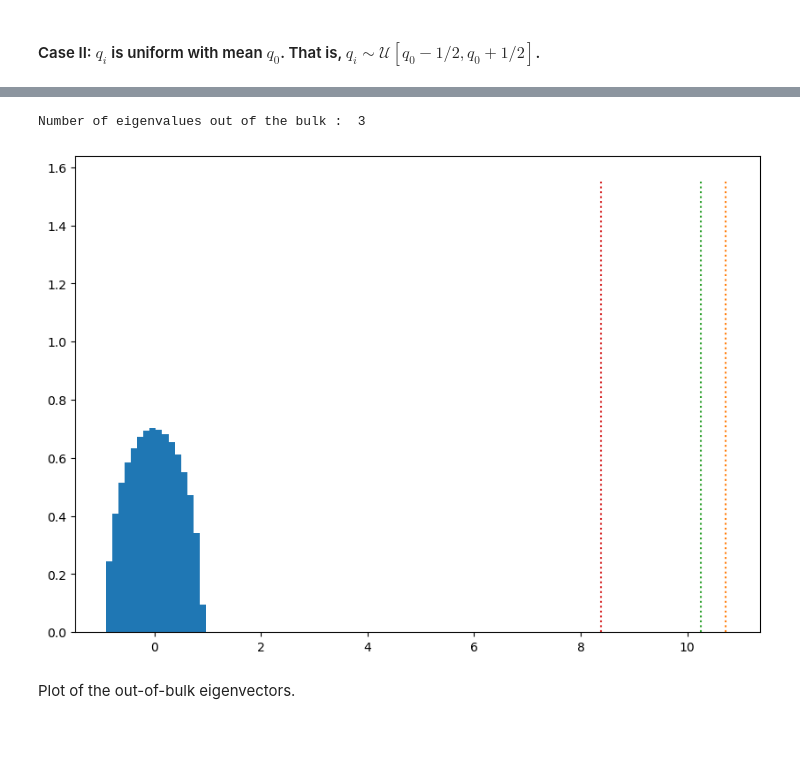
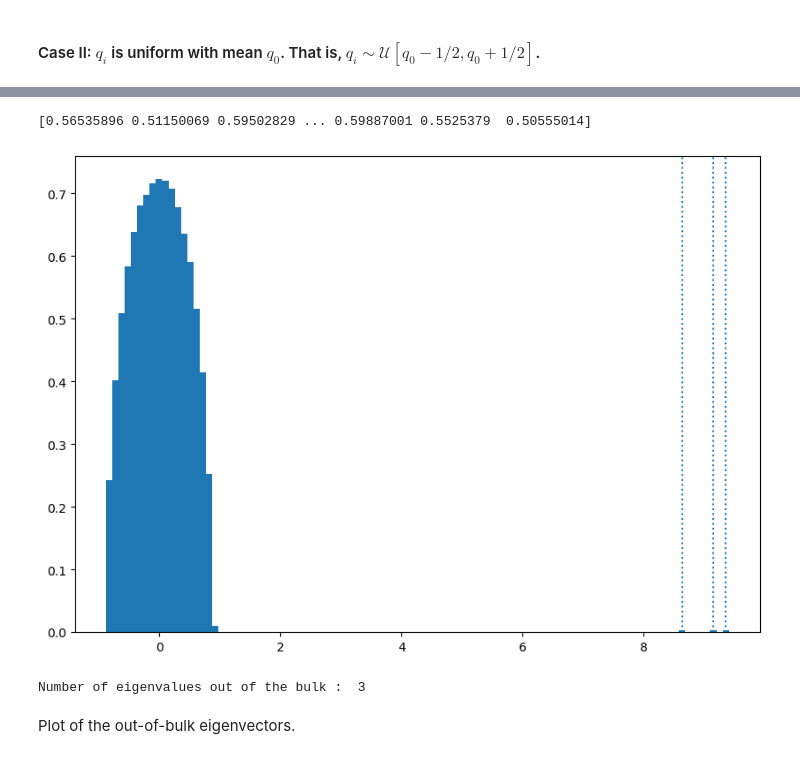
Before and after one commit to roomate/MVA-Projects, a Jupyter notebook: Large Random Matrices and Application to machine learning/TP.ipynb, the cells around one changed output, grey strips where cells are left out. Saved outputs shown, nothing was run; the diff lists cells and outputs as text; code cells hidden in the pictures.

```diff
--- a/Large Random Matrices and Application to machine learning/TP.ipynb
+++ b/Large Random Matrices and Application to machine learning/TP.ipynb
@@ -160,29 +160,33 @@ M[2,2] = 100
 # q = q_case('identical', 0.2,n)
 np.random.seed(1000)
 q = q_case('uniform', 0.3,n)
+print(q)
 Class = np.random.randint(3, size = n)
 Class = np.sort(Class)
 Cab = 1 + M/np.sqrt(n)
 A = np.zeros((n,n))
 for i in range(n):
     for j in range(i+1):
-        A[i,j] = np.random.binomial(1,q[i]*q[j]*Cab[Class[i],Class[j]])
+        A[i,j] = np.random.binomial(1,np.clip(q[i]*q[j]*Cab[Class[i],Class[j]], None, 1))
         A[j,i] = A[i,j]
+# %% [output]
+[0.56535896 0.51150069 0.59502829 ... 0.59887001 0.5525379  0.50555014]
 # %%
 B = (A - np.outer(q,q))/np.sqrt(n)
 Eigvalue, eig_vec2 = np.linalg.eigh(B)
 # %%
 counts,bins = np.histogram(Eigvalue, bins = 100);
 loc = bins[np.where(counts == 1)] + (bins[1] - bins[0])/2
 plt.figure(figsize = (10,7))
 plt.hist(bins[:-1], bins, weights=counts, density = True);
-plt.axvline(loc[3], ls = 'dotted')
+plt.axvline(loc[0], ls = 'dotted')
 plt.axvline(loc[1], ls = 'dotted')
-plt.axvline(loc[-3], ls = 'dotted')
+plt.axvline(loc[2], ls = 'dotted')
+plt.show()
 print('Number of eigenvalues out of the bulk : ', np.count_nonzero(counts[counts < 3]))
 # %% [output]
+[figure, new version]
 Number of eigenvalues out of the bulk :  3
-[figure, old version]
 # %% [markdown]
 Plot of the out-of-bulk eigenvectors.
 # %%
```
Also changed, not shown: parts of 9 cells of this notebook.
